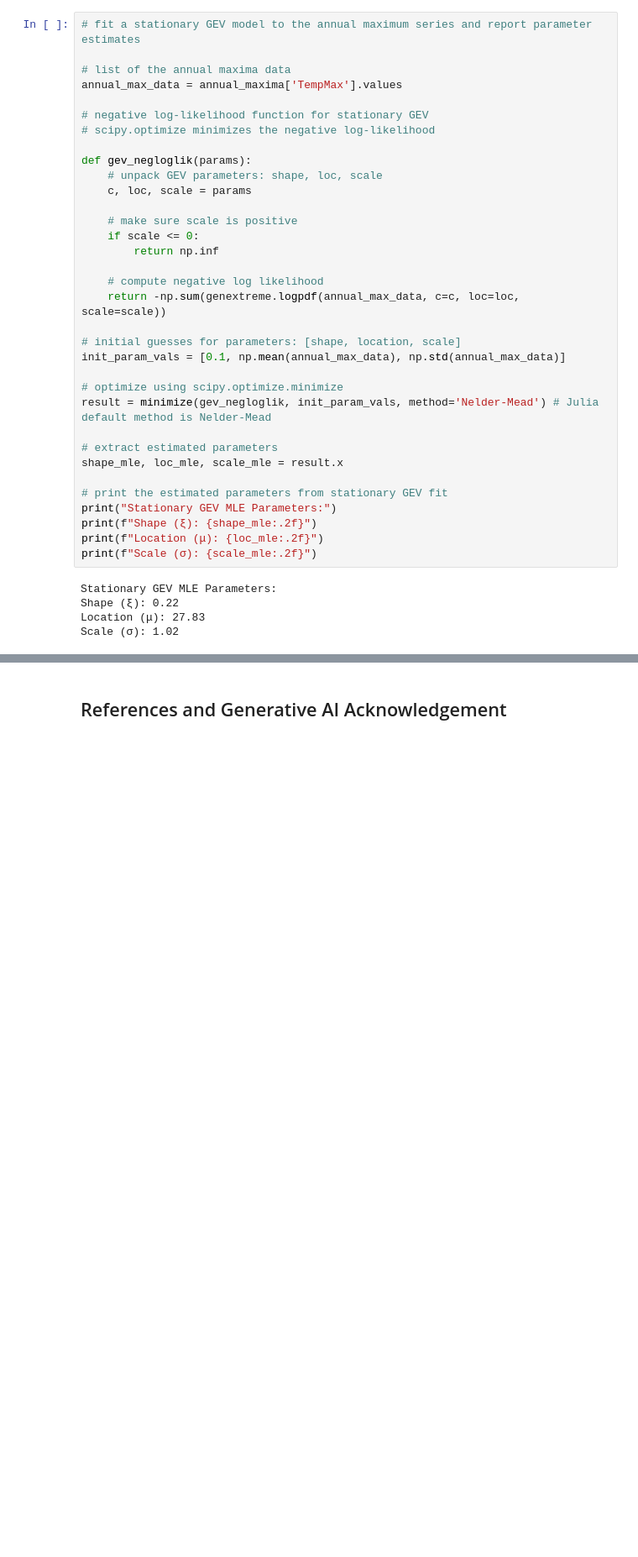
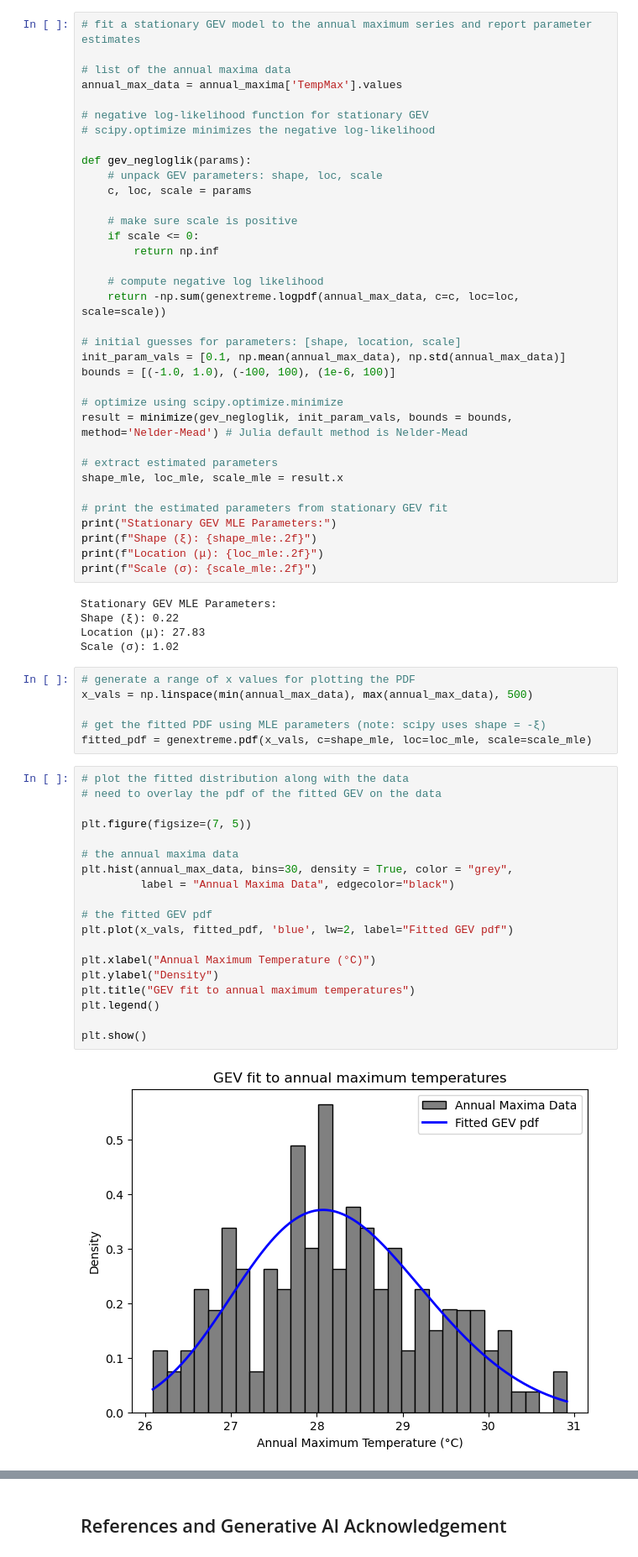
Before and after one commit to BEE4850-SP25/hw05-christinemswanson, a Jupyter notebook: hw05.ipynb, the cells around one changed output, grey strips where cells are left out. Shown: that part at 84% size. Cells and saved outputs as stored; diff of their text form; blank space fills up the shorter version.

```diff
--- a/hw05.ipynb
+++ b/hw05.ipynb
@@ -150,9 +150,10 @@ def gev_negloglik(params):
 
 # initial guesses for parameters: [shape, location, scale]
 init_param_vals = [0.1, np.mean(annual_max_data), np.std(annual_max_data)]
+bounds = [(-1.0, 1.0), (-100, 100), (1e-6, 100)]
 
 # optimize using scipy.optimize.minimize
-result = minimize(gev_negloglik, init_param_vals, method='Nelder-Mead') # Julia default method is Nelder-Mead
+result = minimize(gev_negloglik, init_param_vals, bounds = bounds, method='Nelder-Mead') # Julia default method is Nelder-Mead
 
 # extract estimated parameters
 shape_mle, loc_mle, scale_mle = result.x
@@ -167,3 +168,30 @@ Stationary GEV MLE Parameters:
 Shape (ξ): 0.22
 Location (μ): 27.83
 Scale (σ): 1.02
+# %%
+# generate a range of x values for plotting the PDF
+x_vals = np.linspace(min(annual_max_data), max(annual_max_data), 500)
+
+# get the fitted PDF using MLE parameters (note: scipy uses shape = -ξ)
+fitted_pdf = genextreme.pdf(x_vals, c=shape_mle, loc=loc_mle, scale=scale_mle)
+# %%
+# plot the fitted distribution along with the data
+# need to overlay the pdf of the fitted GEV on the data
+
+plt.figure(figsize=(7, 5))
+
+# the annual maxima data
+plt.hist(annual_max_data, bins=30, density = True, color = "grey",
+         label = "Annual Maxima Data", edgecolor="black")
+
+# the fitted GEV pdf
+plt.plot(x_vals, fitted_pdf, 'blue', lw=2, label="Fitted GEV pdf")
+
+plt.xlabel("Annual Maximum Temperature (°C)")
+plt.ylabel("Density")
+plt.title("GEV fit to annual maximum temperatures")
+plt.legend()
+
+plt.show()
+# %% [output]
+[figure, added]
```
Also changed, not shown: parts of 2 cells of this notebook.
